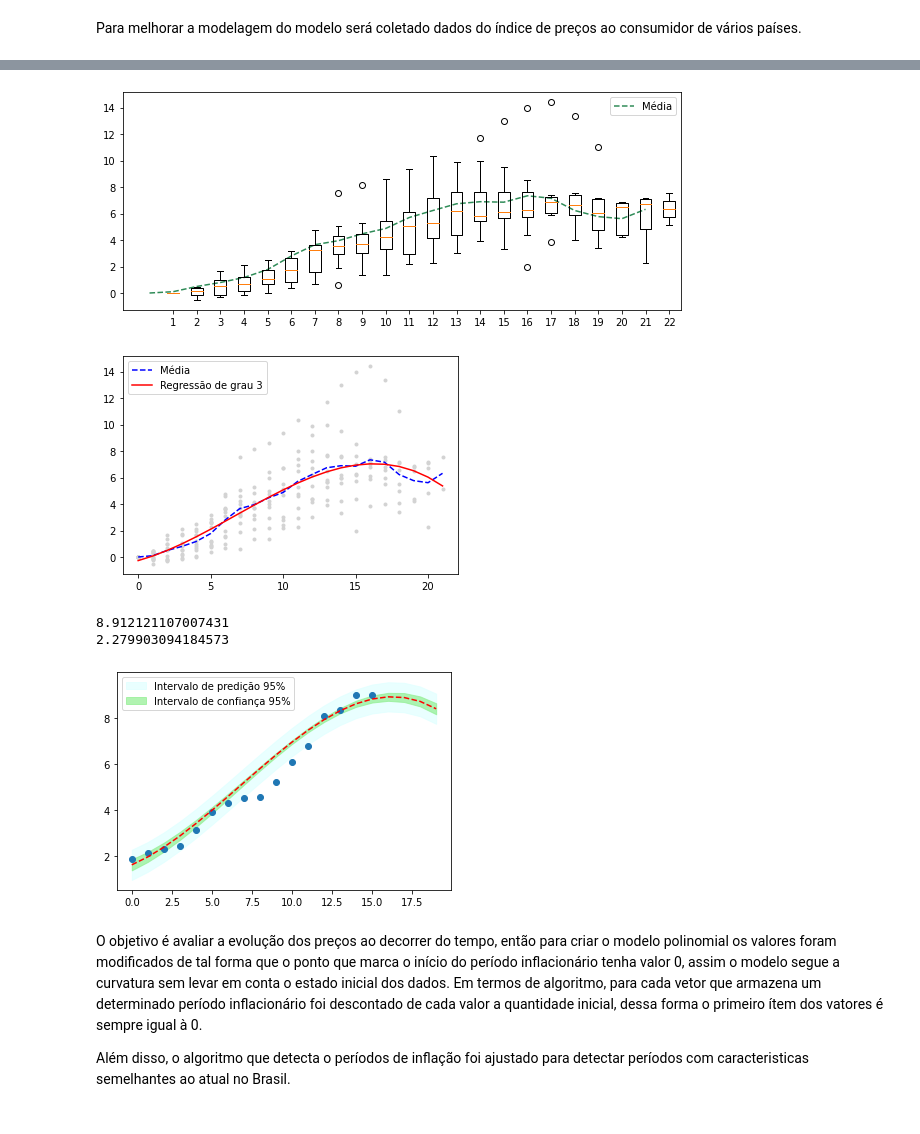
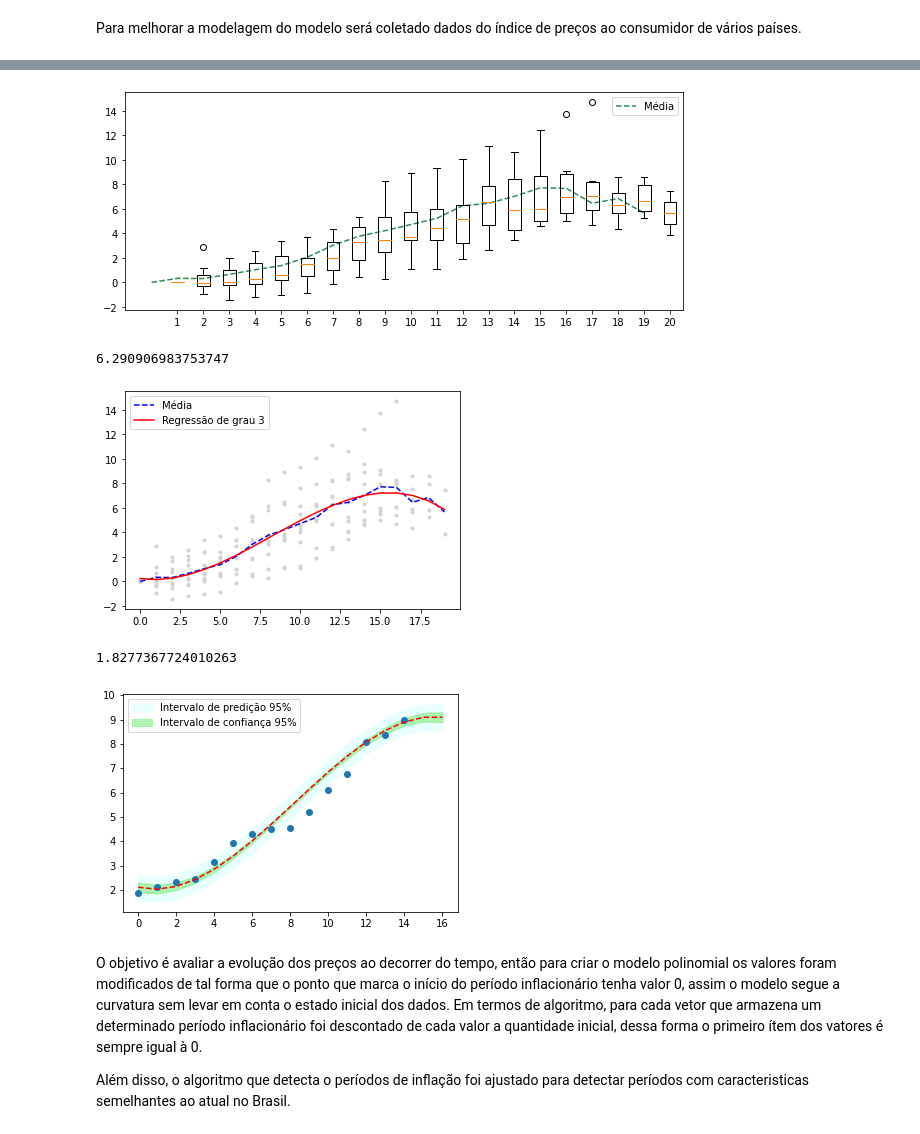
Before and after one commit to JairoSSantos/BR-infla-analise, a Jupyter notebook: analise.ipynb, the cells around one changed output, grey strips where cells are left out. Drawn from its saved outputs; the diff is of its cells as text; code cells hidden in the pictures.

```diff
--- a/analise.ipynb
+++ b/analise.ipynb
@@ -432,7 +437,7 @@ plt.show()
 # %% [output]
 [figure]
 # %%
-xdas =  np.concatenate([infl_br[-1]+1, range(infl_br[-1][-1], infl_br[-1][-1]+6)])
+xdas =  np.concatenate([infl_br[-1], range(infl_br[-1][-1], infl_br[-1][-1]+6)])
 X = np.arange(len(xdas))
 Y = get(ipca_acum, xdas, True)
 
@@ -455,18 +460,18 @@ for country in prices_cpi.columns.values:
 
     infl = []
     infl_add = []
-    for i in range(t[0]+1, len(data)):
-        if data[i-1] <= data[i]: infl_add.append(i)
+    for i in range(t[0], len(data)-1):
+        if data[i] <= data[i+1]: infl_add.append(i)
         elif len(infl_add):
             infl.append(infl_add.copy())
-            infl_add.clear()
+            infl_add = []
     if len(infl_add): infl.append(infl_add.copy())
 
     cont = True
     while cont:
         cont = False
         for i in range(len(infl)-1):
-            if infl[i+1][0] - infl[i][-1] < 3: # verificar se o tempo entre os períodos de inflação é pequeno.
+            if infl[i+1][0] - infl[i][-1] <= 3: # verificar se o tempo entre os períodos de inflação é pequeno.
                 infl[i] += infl[i+1]
                 infl.pop(i+1)
                 cont = True
@@ -474,14 +479,15 @@ for country in prices_cpi.columns.values:
 
     for val in infl:
         if 18 > len(val) > 6:
-            dy = np.max(data_o[val[0]:val[-1]]) - np.min(data_o[val[0]:val[-1]])
-            if 20 >= dy >= 5:
-                u = 0 if val[-1] + 6 >= len(data_o) else 6
+            dy = data_o[val[-1]] - data_o[val[0]]
+            if 15 >= dy >= 5:
+                u = 0 if val[-1] + 4 >= len(data_o) else 4
                 xdas = np.arange(val[0], val[-1]+u)
                 infl_period.append(get(data_o, xdas, True))
 
 len_max = max(map(len, infl_period))
 infl_period_0 = np.array([np.concatenate([var, [np.nan]*(len_max - len(var))]) for var in infl_period])
 infl_period = np.array([var - var[0] for var in infl_period_0])
+infl_period_mensal = np.array([[var[i+1] - var[i] for i in range(len(var)-1)] for var in infl_period_0])
 print(infl_period.shape)
 # %% [output]
@@ -501,44 +514,53 @@ plt.boxplot([a[~np.isnan(a)] for a in infl_period.T])
 plt.legend()
 plt.show()
 # %% [output]
-[figure, old version]
+[figure, new version]
 # %%
 X = np.arange(len_max)
-total_poly_model = np.poly1d(np.polyfit(*np.array([[x, np.nanmean(a)] for x, a in enumerate(infl_period.T)]).T, 3))
-for values in infl_period: plt.plot(X, values, '.', c='lightgray')
+train_vars = np.array([[x, np.nanmean(a)] for x, a in enumerate(infl_period.T)]).T
+total_poly_model = np.poly1d(np.polyfit(*train_vars, 3))
+Y = total_poly_model(X)
+total_sum = 0
+for values in infl_period:
+    plt.plot(X, values, '.', c='lightgray')
+    values = values[~np.isnan(values)]
+    total_sum += mean_squared_error(values, Y[:len(values)])
+
+print(np.sqrt(total_sum))
 
 plt.plot([np.nanmean(a) for a in infl_period.T], '--', label='Média', c='blue')
-plt.plot(total_poly_model(X), c='r', label='Regressão de grau 3')
+plt.plot(Y, c='r', label='Regressão de grau 3')
 plt.legend()
 plt.show()
 # %% [output]
+6.290906983753747
-[figure, old version]
+[figure, new version]
 # %%
-xdas =  np.concatenate([infl_br[-1]+1, range(infl_br[-1][-1]+1, infl_br[-1][-1]+6)])
+#xdas =  np.concatenate([infl_br[-1], range(infl_br[-1][-1], infl_br[-1][-1]+6)])
+values = infl_br[-1]
+xdas = np.arange(values[0]+1, values[-1]+4)
 X = np.arange(len(xdas))
 Y = get(ipca_acum, xdas, True)
 y0 = total_poly_model(X) + Y[0] # o modelo avalia o crescimento, portanto para cada valor deve-se acrescentar o fator inicial
-print(y0[16])
 
 n = len(x)
 dof = n - 2
 t = stats.t.ppf(0.975, dof)
 std_error = np.sqrt(np.nansum((Y - y0)**2)/dof)
-print(np.nansum((Y - y0)**2)**0.5)
+print(np.sqrt(np.nansum((Y - y0)**2)))
 x_mean = np.nanmean(X)
 ci = t * std_error * (1/n + (X - x_mean)**2 / np.sum((X - x_mean)**2))**0.5
 pi = t * std_error * (1 + 1/n + (X - x_mean)**2 / np.sum((X - x_mean)**2))**0.5
 
 plt.fill_between(X, y0 + pi, y0 - pi, color = 'lightcyan', label = 'Intervalo de predição 95%', alpha=0.7)
 plt.fill_between(X, y0 + ci, y0 - ci, color = 'lightgreen', label = 'Intervalo de confiança 95%', alpha=0.7)
 plt.scatter(X, Y)
 plt.plot(y0, 'r--')
 plt.legend()
 plt.show()
 # %% [output]
-8.912121107007431
-2.279903094184573
+1.8277367724010263
-[figure, old version]
+[figure, new version]
 # %% [markdown]
 O objetivo é avaliar a evolução dos preços ao decorrer do tempo, então para criar o modelo polinomial os valores foram modificados de tal forma que o ponto que marca o início do período inflacionário tenha valor 0, assim o modelo segue a curvatura sem levar em conta o estado inicial dos dados. Em termos de algoritmo, para cada vetor que armazena um determinado período inflacionário foi descontado de cada valor a quantidade inicial, dessa forma o primeiro ítem dos vatores é sempre igual à 0.
 
```
Also changed, not shown: parts of 10 cells of this notebook, 3 other files.
